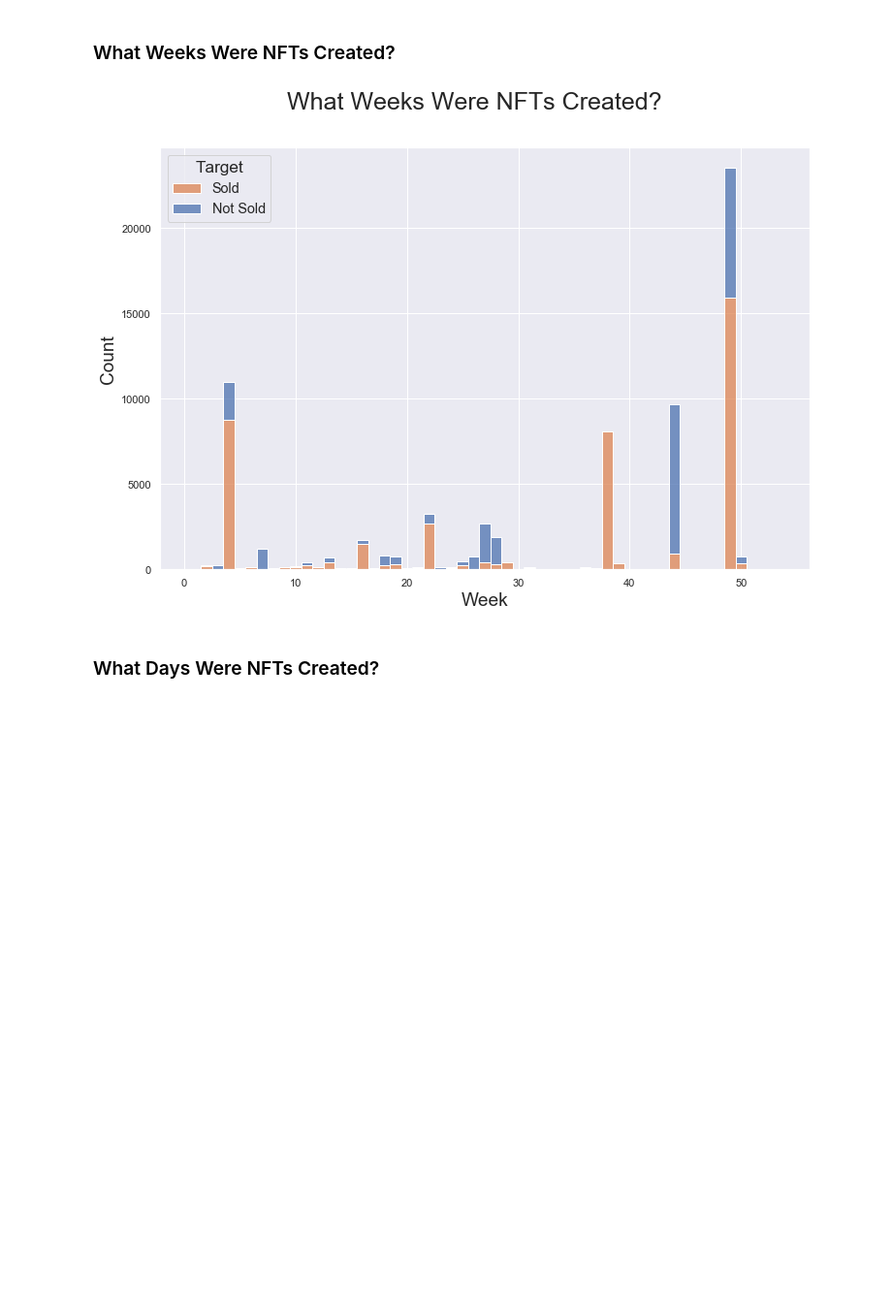
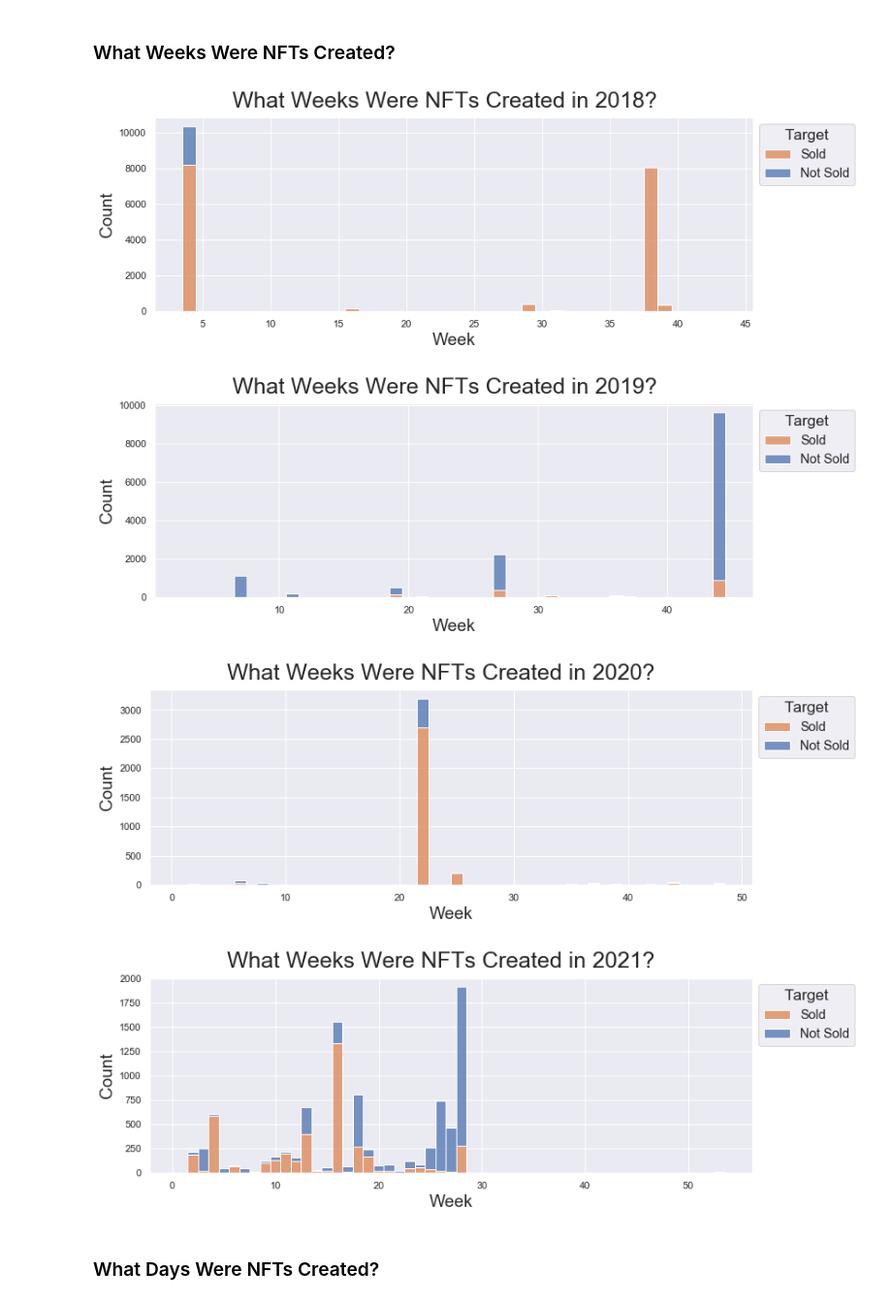
Before and after one commit to shawnjohnsamuel/nft-sale-prediction, a Jupyter notebook: notebooks/5_visualizations.ipynb, the cells around one changed output. Shown: that part at 97% size. Cells and saved outputs as stored; diff of their text form; code cells hidden in the pictures; blank space fills up the shorter version.

```diff
--- a/notebooks/5_visualizations.ipynb
+++ b/notebooks/5_visualizations.ipynb
@@ -70,25 +70,36 @@ plt.show()
 [figure]
 # %% [markdown]
 ### What Weeks Were NFTs Created?
+# %%
+week_2018 = df_full[df_full['asset_contract.created_date'].between('2018-01', '2018-12')]['asset_contract.created_date'].dt.week
+week_2019 = df_full[df_full['asset_contract.created_date'].between('2019-01', '2019-12')]['asset_contract.created_date'].dt.week
+week_2020 = df_full[df_full['asset_contract.created_date'].between('2020-01', '2020-12')]['asset_contract.created_date'].dt.week
+week_2021 = df_full[df_full['asset_contract.created_date'].between('2021-01', '2021-12')]['asset_contract.created_date'].dt.week
+weeks_years = [(week_2018,2018),(week_2019,2019),(week_2020,2020),(week_2021,2021)]
 # %%
-fig, ax = plt.subplots(figsize=(12,8))
-sns.set(style="darkgrid")
-sns.histplot(x=df_full['asset_contract.created_date'].dt.week,
-             hue=df_full['target'],
-             discrete=True,
-             multiple='stack',
-             ax=ax)
-fig.suptitle('What Weeks Were NFTs Created?', fontsize=25)
-ax.set_xlabel('Week', fontsize=19)
-ax.set_ylabel('Count', fontsize=19)
-plt.legend(title='Target',
-           title_fontsize = 'x-large',
-           labels=['Sold', 'Not Sold'],
-           fontsize="large",
-           loc='best')
-plt.show()
+for week, year in weeks_years:
+    fig, ax = plt.subplots(figsize=(12,4))
+    sns.set(style="darkgrid")
+    sns.histplot(x=week,
+                 hue=df_full['target'],
+                 discrete=True,
+                 multiple='stack',
+                 ax=ax)
+    fig.suptitle(f'What Weeks Were NFTs Created in {year}?', fontsize=25)
+    ax.set_xlabel('Week', fontsize=19)
+    ax.set_ylabel('Count', fontsize=19)
+    plt.legend(title='Target',
+               title_fontsize = 'x-large',
+               labels=['Sold', 'Not Sold'],
+               fontsize="large",
+               loc = "upper left",
+               bbox_to_anchor = (1,1))
+    plt.show()
 # %% [output]
-[figure, old version]
+[figure, new version]
+[figure, added]
+[figure, added]
+[figure, added]
 # %% [markdown]
 ### What Days Were NFTs Created?
 # %%
```
Also changed, not shown: parts of 10 cells of this notebook.
